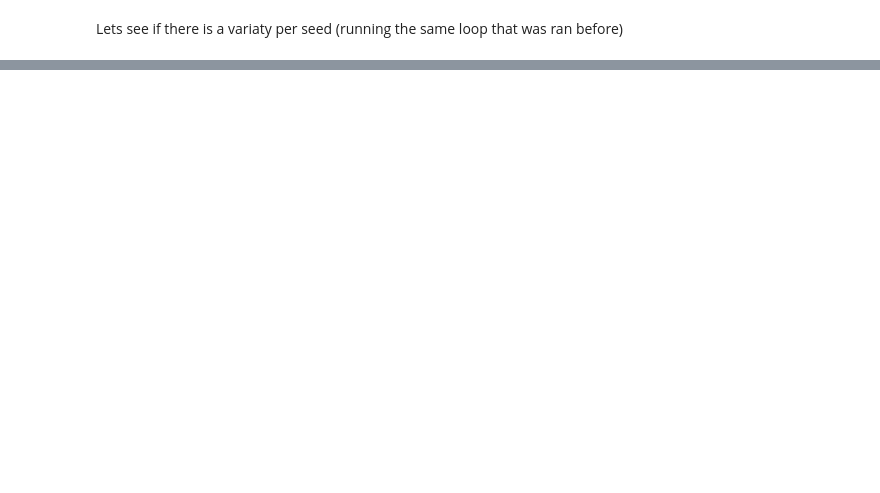
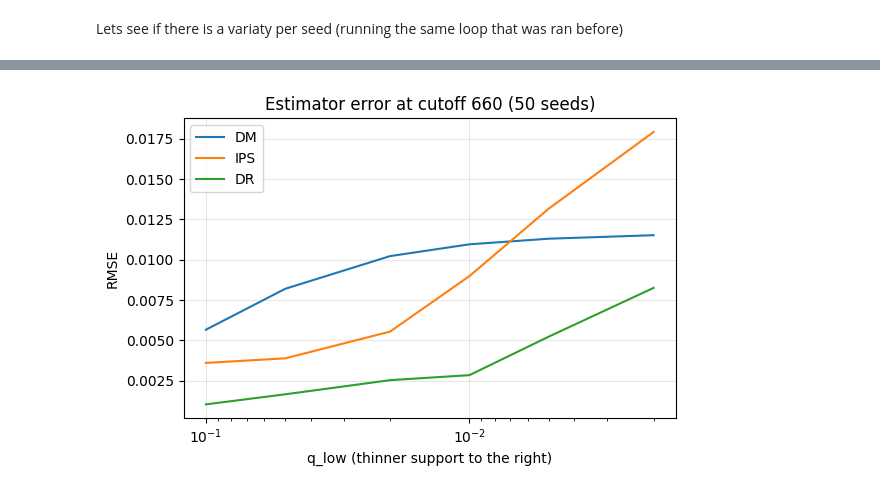
Before and after one commit to KP-365/hybrid-ope-lending, a Jupyter notebook: DM_IPS_DR_Hypothesis.ipynb, the cells around one changed output, grey strips where cells are left out. Saved outputs shown, nothing was run; the diff lists cells and outputs as text; code cells hidden in the pictures; blank space fills up the shorter version.

```diff
--- a/DM_IPS_DR_Hypothesis.ipynb
+++ b/DM_IPS_DR_Hypothesis.ipynb
@@ -310,10 +310,20 @@ def fit_outcome(df, kept, features):
 def dm(df,predicted_repayment, cutoff):
     approved = (df['risk_score'] >= cutoff).to_numpy()
     return np.sum(predicted_repayment[approved]) / len(df)
+# %%
+def dr(df, kept, probability, m, cutoff):
+  approved = df['risk_score'].to_numpy() >= cutoff
+  use = kept & approved
+  reward = 1 - df['default'].to_numpy()
+  weight = 1 / probability[use]
+  correction = np.sum(weight * (reward[use] - m[use])) / len(df)
+  return dm(df, m, cutoff) + correction
 # %%
-kept, q = thin(out, 0, 0.01)
+kept, probability = thin(out, 0, 0.01)
 m = fit_outcome(out, kept, features)
-for c in [700, 680, 660]:
-    print(c, 'DM:', round(dm(out, m, c), 4), ' IPS:', round(ips(out, kept, q, c), 4),
-          ' true:', round(true_value(out, c), 4))
+for cutoff in [700, 680, 660]:
+    print(cutoff, 'DM:', round(dm(out, m, cutoff), 4),
+          ' IPS:', round(ips(out, kept, probability, cutoff), 4),
+          ' DR:', round(dr(out, kept, probability, m, cutoff), 4),
+          ' true:', round(true_value(out, cutoff), 4))
 # %% [output]
@@ -363,0 +376,5 @@ q-low cutoff estimator
+# %%
+t = summary_all.reset_index()
+t660 = t[t['cutoff'] == 660].pivot(index='q-low', columns='estimator', values=['rmse', 'bias'])
+t660 = t660.sort_index(ascending=False).round(4)
+print(t660)
@@ -363,0 +391,12 @@ q-low cutoff estimator
+# %%
+r = t[t['cutoff'] == 660].pivot(index='q-low', columns='estimator', values='rmse')
+plt.figure(figsize=(6, 4))
+for est in ['DM', 'IPS', 'DR']:
+    plt.plot(r.index, r[est], label=est)
+plt.xscale('log'); plt.gca().invert_xaxis()
+plt.xlabel('q_low (thinner support to the right)'); plt.ylabel('RMSE')
+plt.title('Estimator error at cutoff 660 (50 seeds)')
+plt.legend(); plt.grid(alpha=0.3); plt.tight_layout()
+plt.show()
+# %% [output]
+[figure, added]
```
Also changed, not shown: parts of 4 cells of this notebook.
